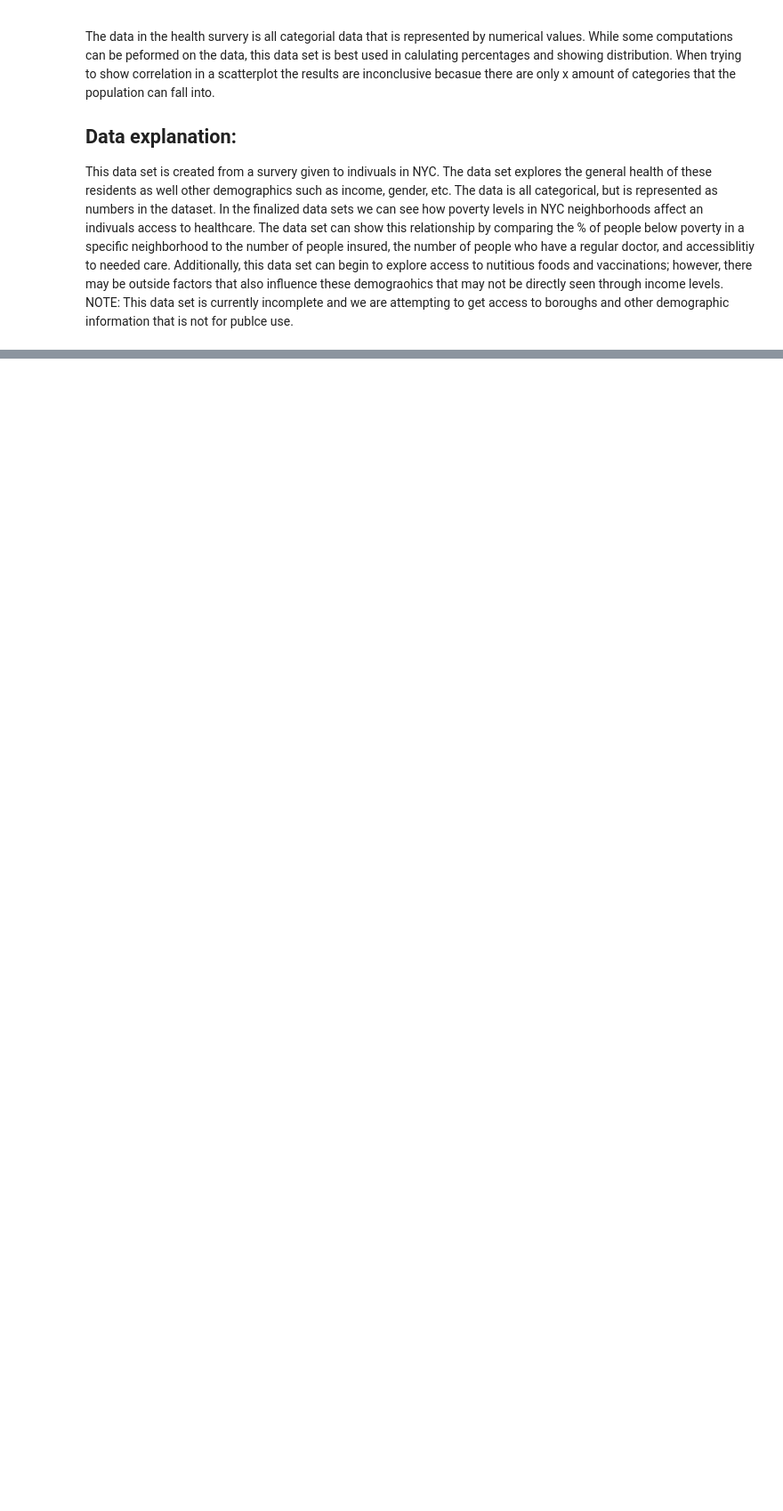
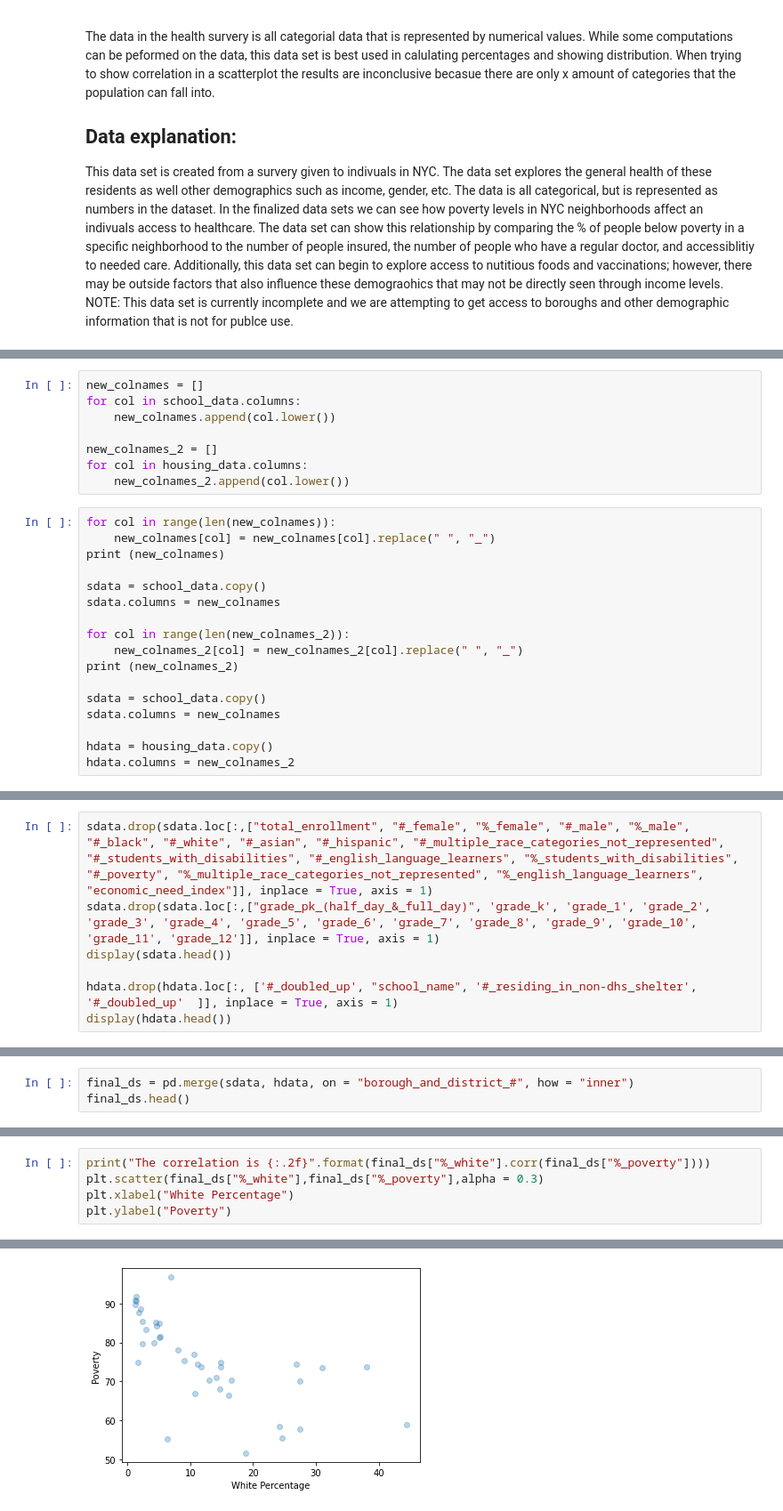
Before and after one commit to cailtyn-caj96/info-2950, a Jupyter notebook: phase2combined.ipynb, the cells around one changed output, grey strips where cells are left out. Shown at 89% size. Drawn from its saved outputs; the diff is of its cells as text; blank space fills up the shorter version.

```diff
--- a/phase2combined.ipynb
+++ b/phase2combined.ipynb
@@ -410,0 +421,25 @@ NOTE: This data set is currently incomplete and we are attempting to get access
+# %%
+new_colnames = []
+for col in school_data.columns:
+    new_colnames.append(col.lower())
+
+new_colnames_2 = []
+for col in housing_data.columns:
+    new_colnames_2.append(col.lower())
+# %%
+for col in range(len(new_colnames)):
+    new_colnames[col] = new_colnames[col].replace(" ", "_")
+print (new_colnames)
+
+sdata = school_data.copy()
+sdata.columns = new_colnames
+
+for col in range(len(new_colnames_2)):
+    new_colnames_2[col] = new_colnames_2[col].replace(" ", "_")
+print (new_colnames_2)
+
+sdata = school_data.copy()
+sdata.columns = new_colnames
+
+hdata = housing_data.copy()
+hdata.columns = new_colnames_2
@@ -410,0 +452,7 @@ NOTE: This data set is currently incomplete and we are attempting to get access
+# %%
+sdata.drop(sdata.loc[:,["total_enrollment", "#_female", "%_female", "#_male", "%_male", "#_black", "#_white", "#_asian", "#_hispanic", "#_multiple_race_categories_not_represented", "#_students_with_disabilities", "#_english_language_learners", "%_students_with_disabilities", "#_poverty", "%_multiple_race_categories_not_represented", "%_english_language_learners", "economic_need_index"]], inplace = True, axis = 1)
+sdata.drop(sdata.loc[:,["grade_pk_(half_day_&_full_day)", 'grade_k', 'grade_1', 'grade_2', 'grade_3', 'grade_4', 'grade_5', 'grade_6', 'grade_7', 'grade_8', 'grade_9', 'grade_10', 'grade_11', 'grade_12']], inplace = True, axis = 1)
+display(sdata.head())
+
+hdata.drop(hdata.loc[:, ['#_doubled_up', "school_name", '#_residing_in_non-dhs_shelter', '#_doubled_up'  ]], inplace = True, axis = 1)
+display(hdata.head())
@@ -410,0 +539,3 @@ NOTE: This data set is currently incomplete and we are attempting to get access
+# %%
+final_ds = pd.merge(sdata, hdata, on = "borough_and_district_#", how = "inner")
+final_ds.head()
@@ -410,0 +599,6 @@ NOTE: This data set is currently incomplete and we are attempting to get access
+# %%
+print("The correlation is {:.2f}".format(final_ds["%_white"].corr(final_ds["%_poverty"])))
+plt.scatter(final_ds["%_white"],final_ds["%_poverty"],alpha = 0.3)
+plt.xlabel("White Percentage")
+plt.ylabel("Poverty")
+# %% [output]
@@ -410,0 +607 @@ NOTE: This data set is currently incomplete and we are attempting to get access
+[figure, added]
```
Also changed, not shown: parts of 21 cells of this notebook, 1 other file.
